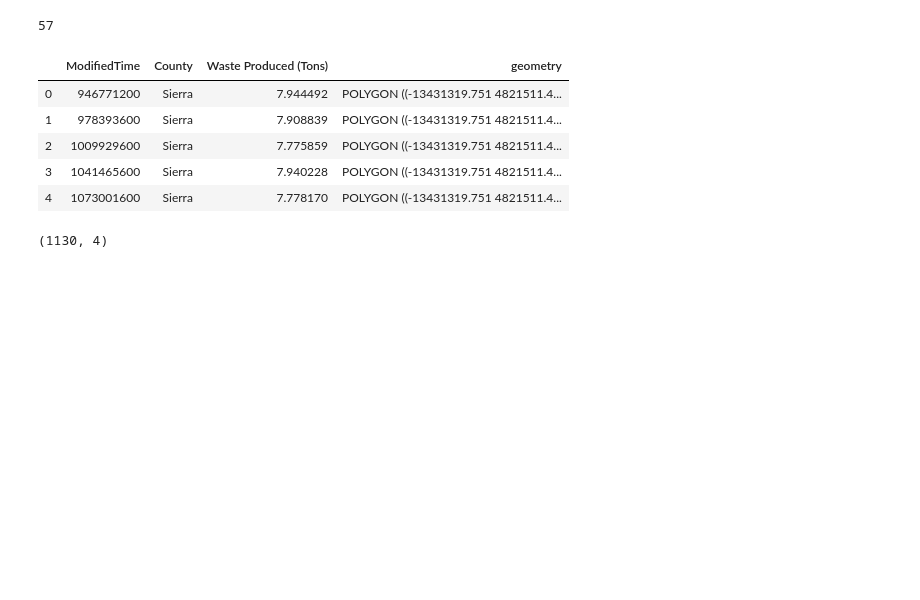
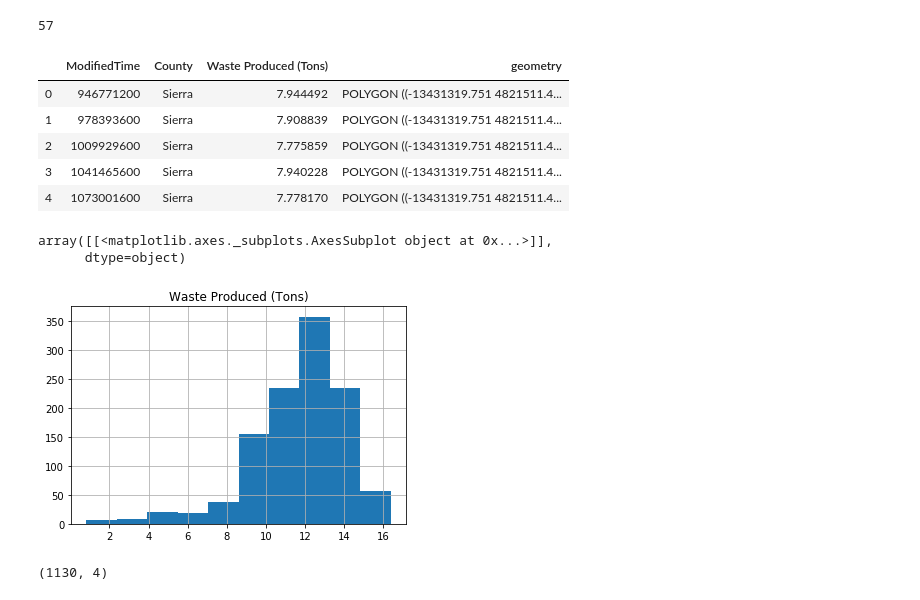
Before and after one commit to matthew-y-dong/ca-waste, a Jupyter notebook: eda/geospatial-eda.ipynb, the cells around one changed output. Drawn from its saved outputs; the diff is of its cells as text; code cells hidden in the pictures; blank space fills up the shorter version.

```diff
--- a/eda/geospatial-eda.ipynb
+++ b/eda/geospatial-eda.ipynb
@@ -101,6 +102,12 @@ complete_feature_gdf.head()
 | 2 | 1009929600 | Sierra | 7.775859 | POLYGON ((-13431319.751 4821511.4... |
 | 3 | 1041465600 | Sierra | 7.940228 | POLYGON ((-13431319.751 4821511.4... |
 | 4 | 1073001600 | Sierra | 7.778170 | POLYGON ((-13431319.751 4821511.4... |
+# %%
+complete_feature_gdf.hist(["Waste Produced (Tons)"])
+# %% [output]
+array([[<matplotlib.axes._subplots.AxesSubplot object at 0x...>]],
+      dtype=object)
+[figure, added]
 # %%
 complete_feature_gdf.shape
 # %% [output]
```
Also changed, not shown: parts of 12 cells of this notebook, 1 other file.
